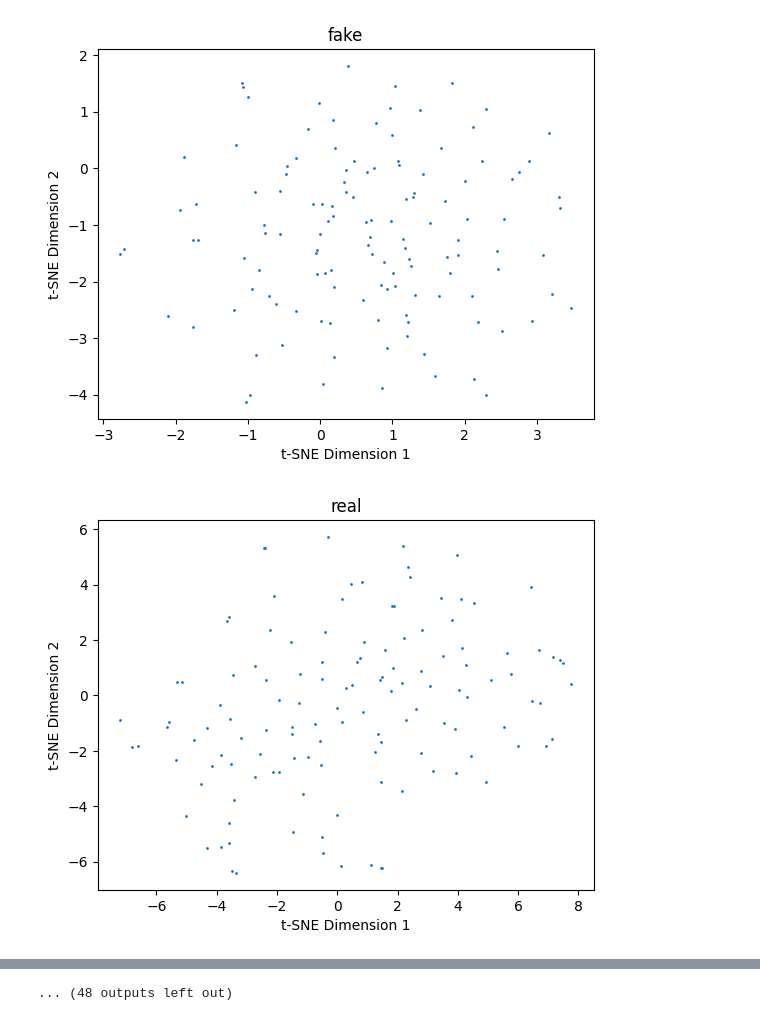
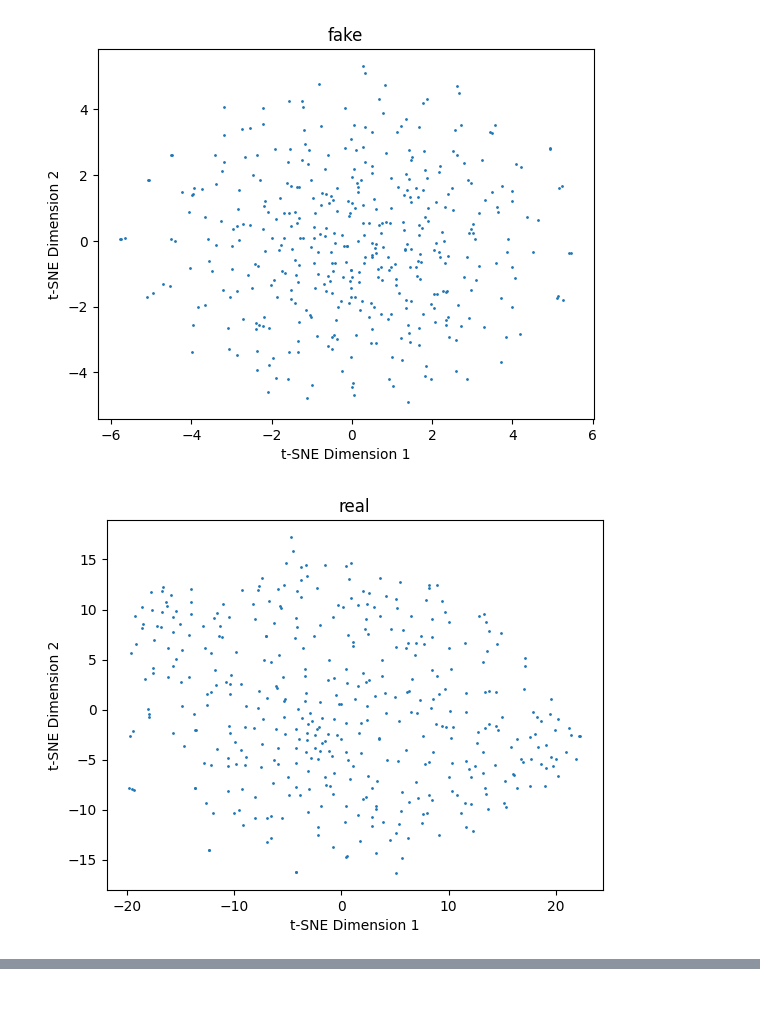
Before and after one commit to ajwwja777/icCNN, a Jupyter notebook: icCNNwithGAN/wja_FIWG.ipynb, the cells around one changed output, grey strips where cells are left out. Saved outputs shown, nothing was run; the diff lists cells and outputs as text; code cells hidden in the pictures.

Commit message:
first show basic realFeature

```diff
--- a/icCNNwithGAN/wja_FIWG.ipynb
+++ b/icCNNwithGAN/wja_FIWG.ipynb
@@ -106,7 +106,7 @@ def visualize_tsne(all_feature, RFtype):
 # %%
 # 8 hyperperameter and so on
 z_dim = 128
-batch_size = 128
+batch_size = 421
 lr = 0.00001
 device = 'cpu'
 
@@ -144,12 +144,15 @@ class FeatureDataset(Dataset):
         return torch.tensor(sample, dtype=torch.float)  # 转换为 PyTorch 张量
 
 # 修改 DataLoader 的数据集为特征图的自定义 Dataset
-path = "../../Data/icCNN/16_vgg_bird_iccnn.npzAndOther3/vgg_voc_bird_lame1_c5_ep2499.npz"
-dataset = FeatureDataset(path)
+# (421, 512, 14, 14)
+path3 = '../../Data/iccnn/basic_fmap/vgg_download/vgg_voc_bird_lame1_c5_ep2499.npz'#bird_iccnn(论文用)
+# (2546, 2208, 7, 7)
+path4 = '../../Data/iccnn/densenet161/161_densenet_voc_multi_iccnn.npz'#multi_iccnn
+dataset = FeatureDataset(path3)
 dataloader = DataLoader(dataset, batch_size=batch_size, shuffle=True)
 # %%
 # 10 train
-n_epochs = 5
+n_epochs = 1
 display_step = 1
 
 cur_step = 0
@@ -201,2 +204,2 @@ Step 0: Generator loss: 0.881320059299469, discriminator loss: 0.523967564105987
-[figure, old version]
+[figure, new version]
-[figure, old version]
+[figure, new version]
@@ -212 +205,0 @@ Step 3: Generator loss: 1.1231609582901, discriminator loss: 0.35452741384506226
-... (48 outputs left out)
```
Also changed, not shown: parts of 1 cell of this notebook, 4 other files.
